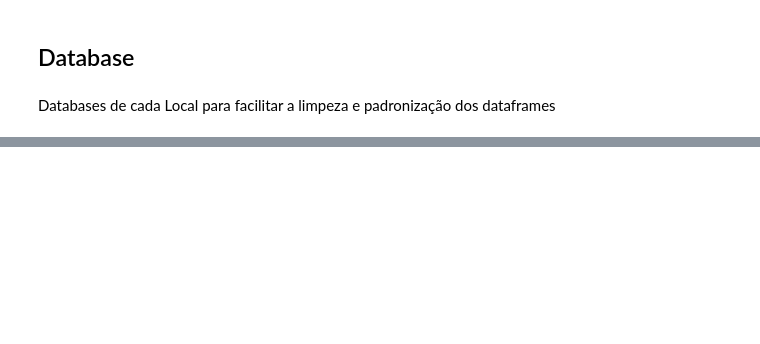
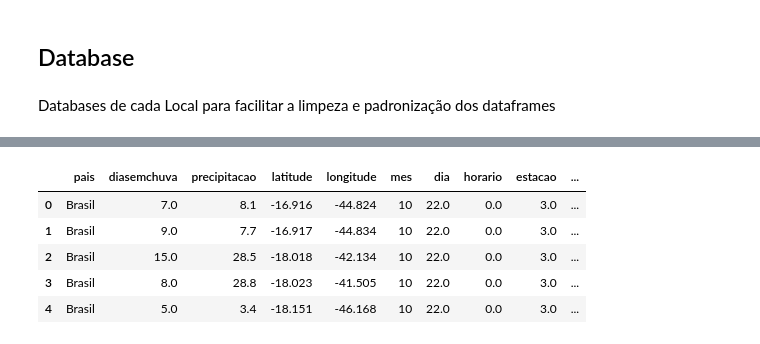
Before and after one commit to HeMatita/MonoNasa, a Jupyter notebook: databases.ipynb, the cells around one changed output, grey strips where cells are left out. Cells and saved outputs as stored; diff of their text form; code cells hidden in the pictures; blank space fills up the shorter version.

```diff
--- a/databases.ipynb
+++ b/databases.ipynb
@@ -141 +73,13 @@ sns.heatmap(df_novo.corr(),annot= True, fmt='.1f')
+# %%
+df_novo=df_novo[["pais","diasemchuva","precipitacao","latitude","longitude","mes","dia","horario","estacao","riscofogo"]]
+#df_novo=df_novo[["pais","diasemchuva","precipitacao","latitude","longitude","mes","horario","estacao","riscofogo"]]
+
+df_novo.head()
+# %% [output]
+|  | pais | diasemchuva | precipitacao | latitude | longitude | mes | dia | horario | estacao | ... |
+| 0 | Brasil | 7.0 | 8.1 | -16.916 | -44.824 | 10 | 22.0 | 0.0 | 3.0 | ... |
+| 1 | Brasil | 9.0 | 7.7 | -16.917 | -44.834 | 10 | 22.0 | 0.0 | 3.0 | ... |
+| 2 | Brasil | 15.0 | 28.5 | -18.018 | -42.134 | 10 | 22.0 | 0.0 | 3.0 | ... |
+| 3 | Brasil | 8.0 | 28.8 | -18.023 | -41.505 | 10 | 22.0 | 0.0 | 3.0 | ... |
+| 4 | Brasil | 5.0 | 3.4 | -18.151 | -46.168 | 10 | 22.0 | 0.0 | 3.0 | ... |
 # %%
```
Also changed, not shown: parts of 30 cells of this notebook.
